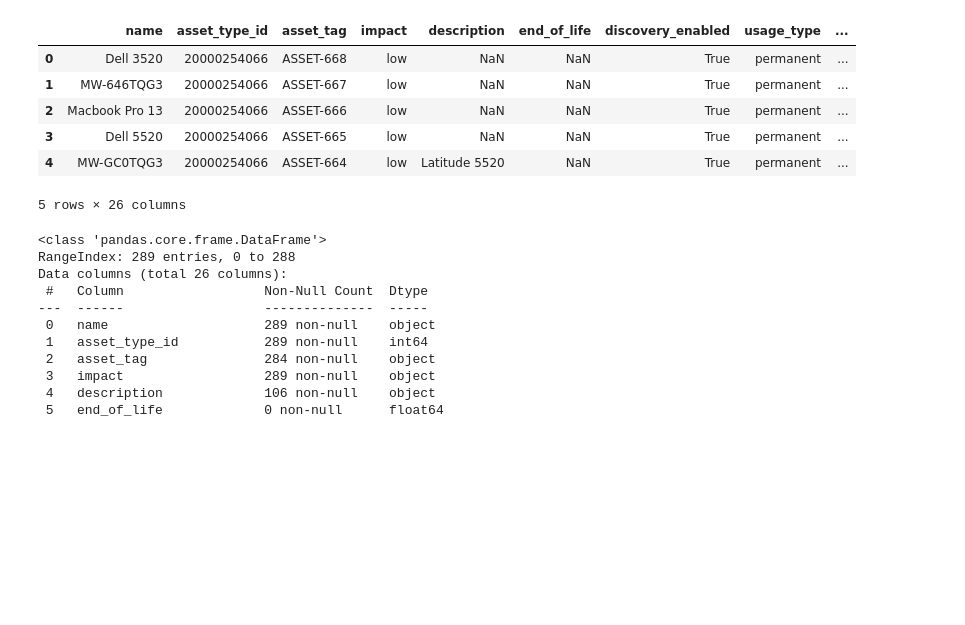
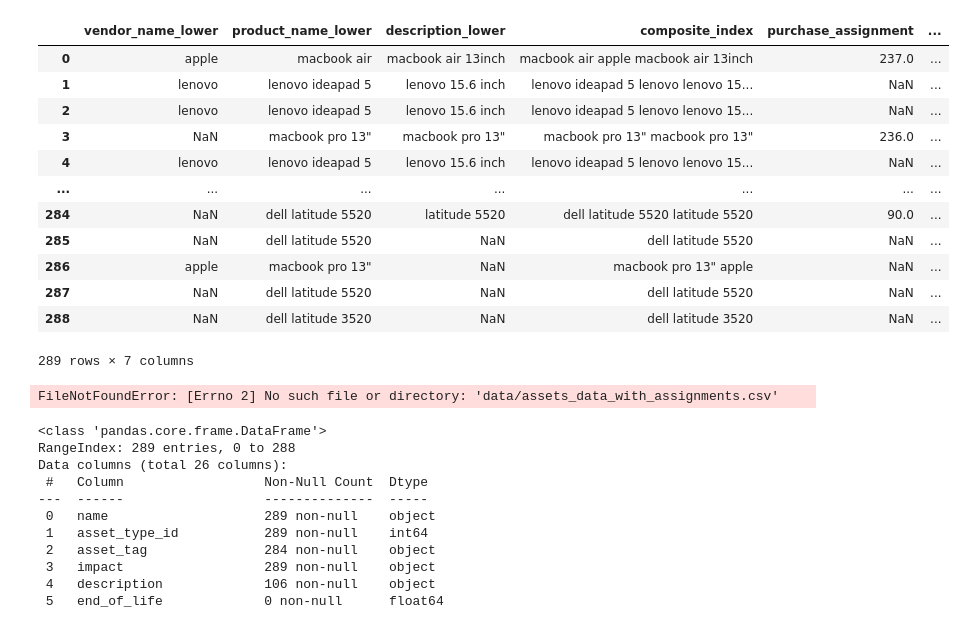
Before and after one commit to ahmetybesiroglu/ppe, a Jupyter notebook: notebooks/eda.ipynb, the cells around one changed output. Cells and saved outputs as stored; diff of their text form; code cells hidden in the pictures; blank space fills up the shorter version.

```diff
--- a/notebooks/eda.ipynb
+++ b/notebooks/eda.ipynb
@@ -1,20 +1,41 @@
 # %%
 import pandas as pd
 
 # Load the CSV file from the data directory
-data_path = '../data/assets_data_mapped.csv'  # Adjust the path relative to the notebook directory
+data_path = '../data/netsuite_data_cleaned.csv'  # Adjust the path relative to the notebook directory
 data = pd.read_csv(data_path)
 
 # Check the first few rows of the dataset
-data.head()
+data.iloc[:, 65:]
 # %% [output]
-|  | name | asset_type_id | asset_tag | impact | description | end_of_life | discovery_enabled | usage_type | ... |
-| 0 | Dell 3520 | 20000254066 | ASSET-668 | low | NaN | NaN | True | permanent | ... |
-| 1 | MW-646TQG3 | 20000254066 | ASSET-667 | low | NaN | NaN | True | permanent | ... |
-| 2 | Macbook Pro 13 | 20000254066 | ASSET-666 | low | NaN | NaN | True | permanent | ... |
-| 3 | Dell 5520 | 20000254066 | ASSET-665 | low | NaN | NaN | True | permanent | ... |
-| 4 | MW-GC0TQG3 | 20000254066 | ASSET-664 | low | Latitude 5520 | NaN | True | permanent | ... |
+|  | vendor_name_lower | product_name_lower | description_lower | composite_index | purchase_assignment | ... |
+| 0 | apple | macbook air | macbook air 13inch | macbook air apple macbook air 13inch | 237.0 | ... |
+| 1 | lenovo | lenovo ideapad 5 | lenovo 15.6 inch | lenovo ideapad 5 lenovo lenovo 15... | NaN | ... |
+| 2 | lenovo | lenovo ideapad 5 | lenovo 15.6 inch | lenovo ideapad 5 lenovo lenovo 15... | NaN | ... |
+| 3 | NaN | macbook pro 13" | macbook pro 13" | macbook pro 13" macbook pro 13" | 236.0 | ... |
+| 4 | lenovo | lenovo ideapad 5 | lenovo 15.6 inch | lenovo ideapad 5 lenovo lenovo 15... | NaN | ... |
+| ... | ... | ... | ... | ... | ... | ... |
+| 284 | NaN | dell latitude 5520 | latitude 5520 | dell latitude 5520 latitude 5520 | 90.0 | ... |
+| 285 | NaN | dell latitude 5520 | NaN | dell latitude 5520 | NaN | ... |
+| 286 | apple | macbook pro 13" | NaN | macbook pro 13" apple | NaN | ... |
+| 287 | NaN | dell latitude 5520 | NaN | dell latitude 5520 | NaN | ... |
+| 288 | NaN | dell latitude 3520 | NaN | dell latitude 3520 | NaN | ... |
-5 rows × 26 columns
+289 rows × 7 columns
+# %%
+import pandas as pd
+
+# Read the CSV file
+file_path = '../data/assets_data_with_assignments.csv'
+assets_df = pd.read_csv(file_path)
+
+# Print out the matched_employee_name column
+print(assets_df['matched_employee_name'])
+
+# Optional: Print some basic statistics
+print("\nBasic statistics:")
+print(assets_df['matched_employee_name'].describe())
+# %% [output]
+FileNotFoundError: [Errno 2] No such file or directory: 'data/assets_data_with_assignments.csv'
 # %%
 # Basic info about the data
 data.info()
```
Also changed, not shown: 37 other files.
